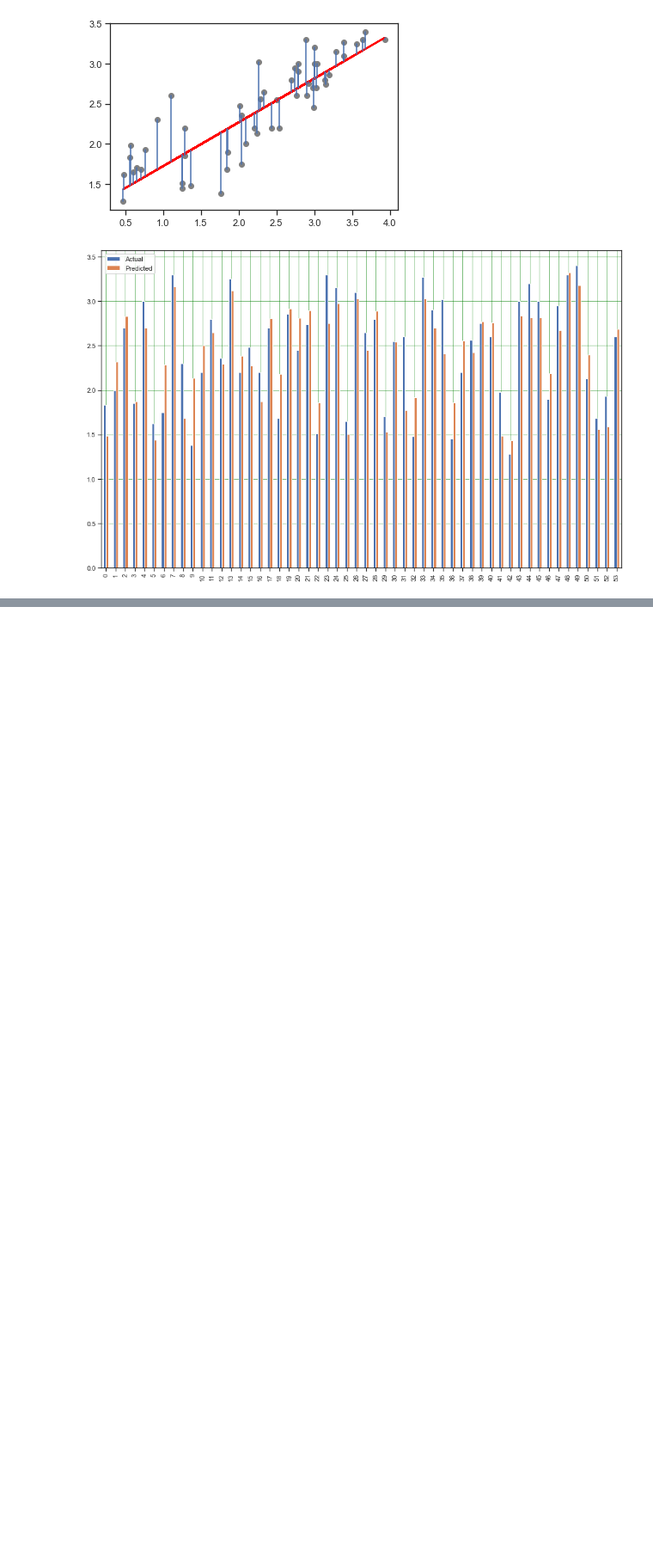
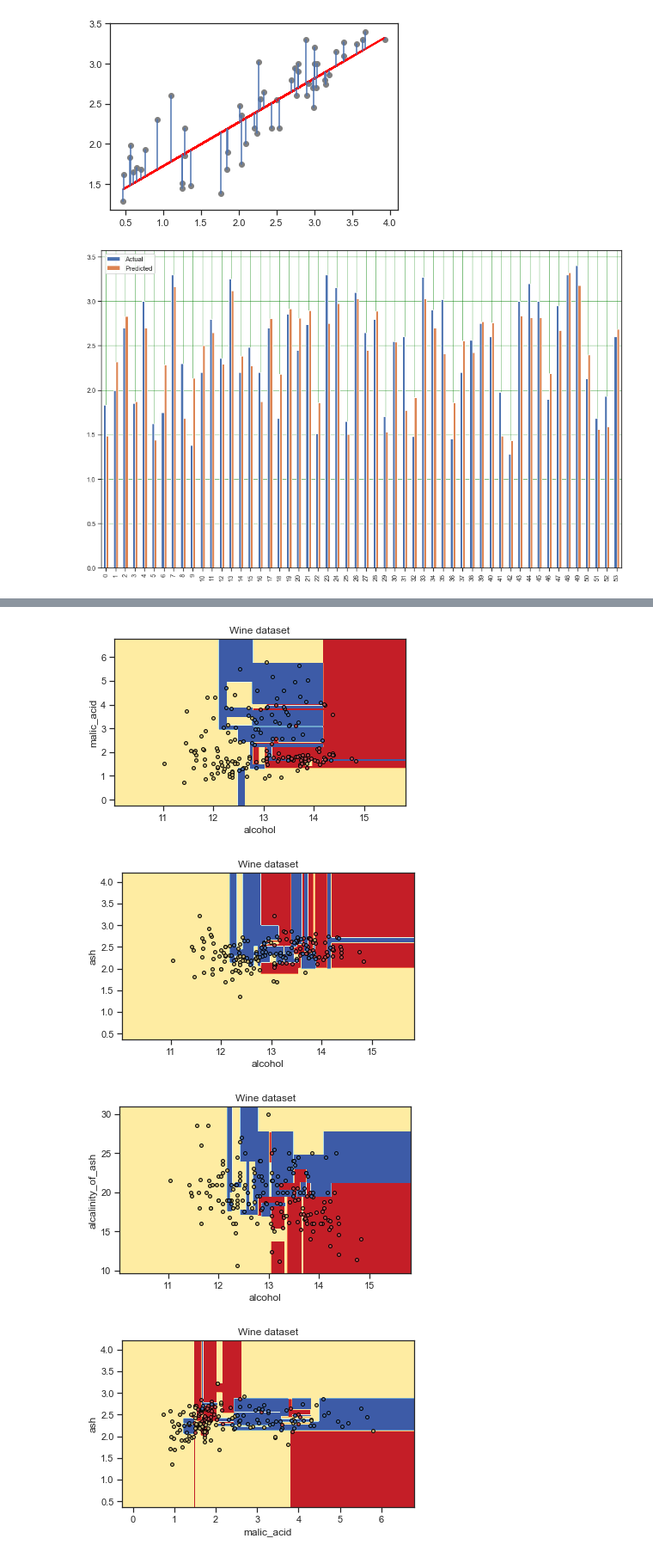
Before and after one commit to shysa/TML, a Jupyter notebook: LAB5/lab5.ipynb, the cells around one changed output, grey strips where cells are left out. Shown at 86% size. Cells and saved outputs as stored; diff of their text form; code cells hidden in the pictures; blank space fills up the shorter version.

```diff
--- a/LAB5/lab5.ipynb
+++ b/LAB5/lab5.ipynb
@@ -278,0 +294,48 @@ ValueError: Unknown label type: 'continuous'
+# %%
+def plot_tree_classification(title_param, ds):
+    """
+    Построение деревьев и вывод графиков для заданного датасета
+    """
+
+    n_classes = len(np.unique(ds.target))
+    plot_colors = "ryb"
+    plot_step = 0.02
+
+    for pairidx, pair in enumerate([[0, 1], [0, 2], [0, 3],
+                                    [1, 2], [1, 3], [2, 3]]):
+        # We only take the two corresponding features
+        X = ds.data[:, pair]
+        y = ds.target
+
+        # Train
+        clf = DecisionTreeClassifier(random_state=1).fit(X, y)
+
+        plt.title(title_param)
+
+        x_min, x_max = X[:, 0].min() - 1, X[:, 0].max() + 1
+        y_min, y_max = X[:, 1].min() - 1, X[:, 1].max() + 1
+        xx, yy = np.meshgrid(np.arange(x_min, x_max, plot_step),
+                             np.arange(y_min, y_max, plot_step))
+        plt.tight_layout(h_pad=0.5, w_pad=0.5, pad=2.5)
+
+        Z = clf.predict(np.c_[xx.ravel(), yy.ravel()])
+        Z = Z.reshape(xx.shape)
+        cs = plt.contourf(xx, yy, Z, cmap=plt.cm.RdYlBu)
+
+        plt.xlabel(ds.feature_names[pair[0]])
+        plt.ylabel(ds.feature_names[pair[1]])
+
+        # Plot the training points
+        for i, color in zip(range(n_classes), plot_colors):
+            idx = np.where(y == i)
+            plt.scatter(X[idx, 0], X[idx, 1], c=color, label=ds.target_names[i],
+                        cmap=plt.cm.RdYlBu, edgecolor='black', s=15)
+
+        plt.show()
+# %%
+plot_tree_classification('Wine dataset', wine)
+# %% [output]
+[figure, added]
+[figure, added]
+[figure, added]
+[figure, added]
```
Also changed, not shown: parts of 31 cells of this notebook, 9 other files.
